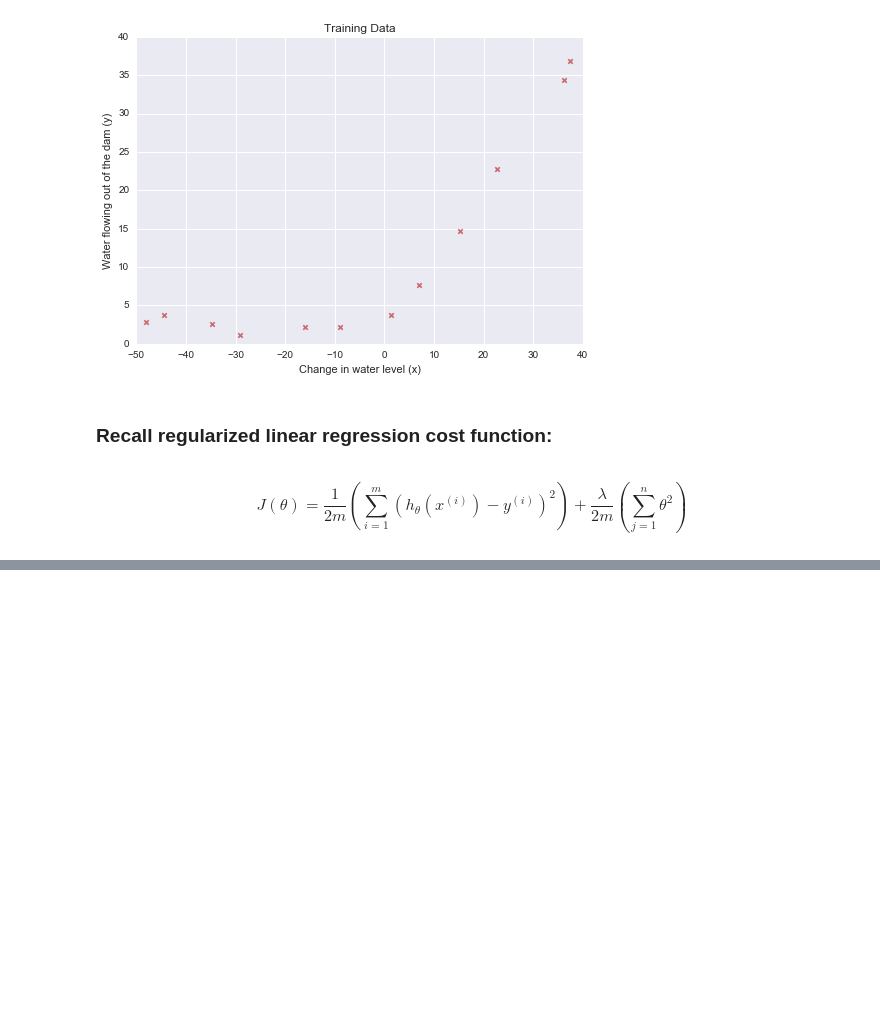
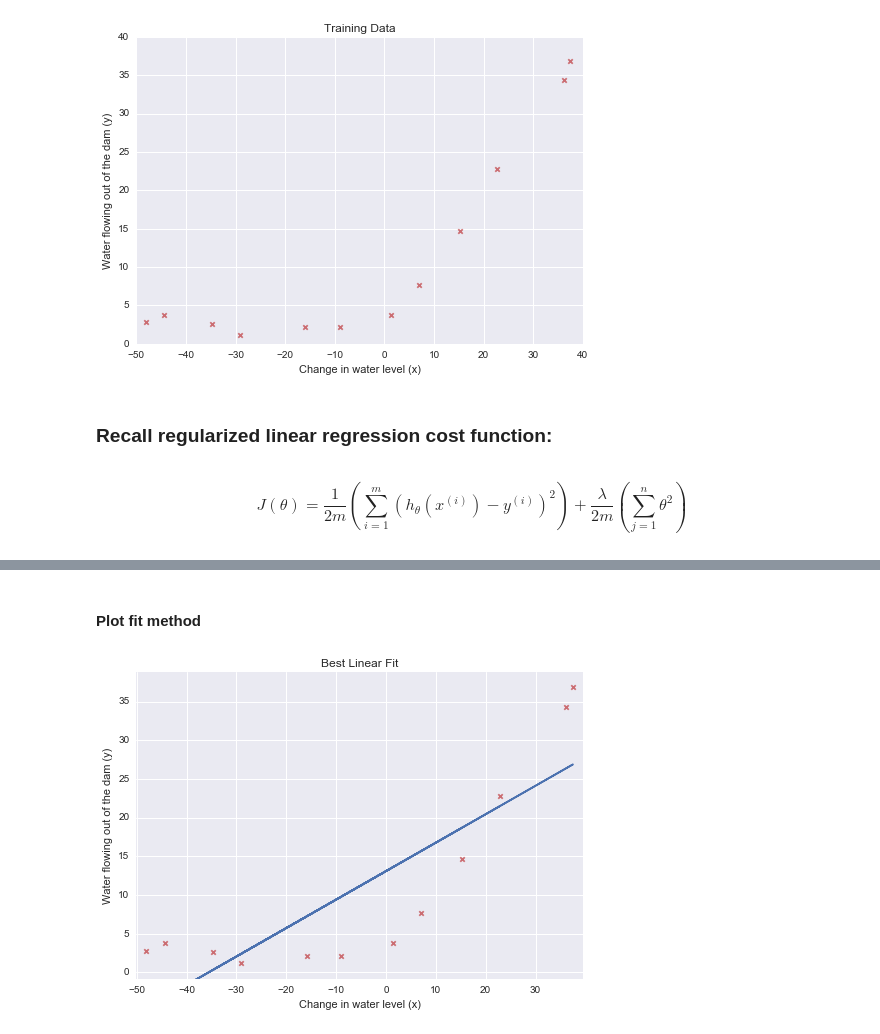
Before and after one commit to reinka/coding, a Jupyter notebook: MachineLearning/Misc/Bias Variance.ipynb, the cells around one changed output, grey strips where cells are left out. Drawn from its saved outputs; the diff is of its cells as text; code cells hidden in the pictures; blank space fills up the shorter version.

```diff
--- a/MachineLearning/Misc/Bias Variance.ipynb
+++ b/MachineLearning/Misc/Bias Variance.ipynb
@@ -45,0 +218,6 @@ $$ J(\theta) = \frac{1}{2m}\left(\sum_{i=1}^m(h_{\theta}(x^{(i)}) - y^{(i)})^2\r
+# %% [markdown]
+#### Plot fit method
+# %%
+lin_mod.plot_fit()
+# %% [output]
+[figure, added]
```
Also changed, not shown: parts of 13 cells of this notebook.
